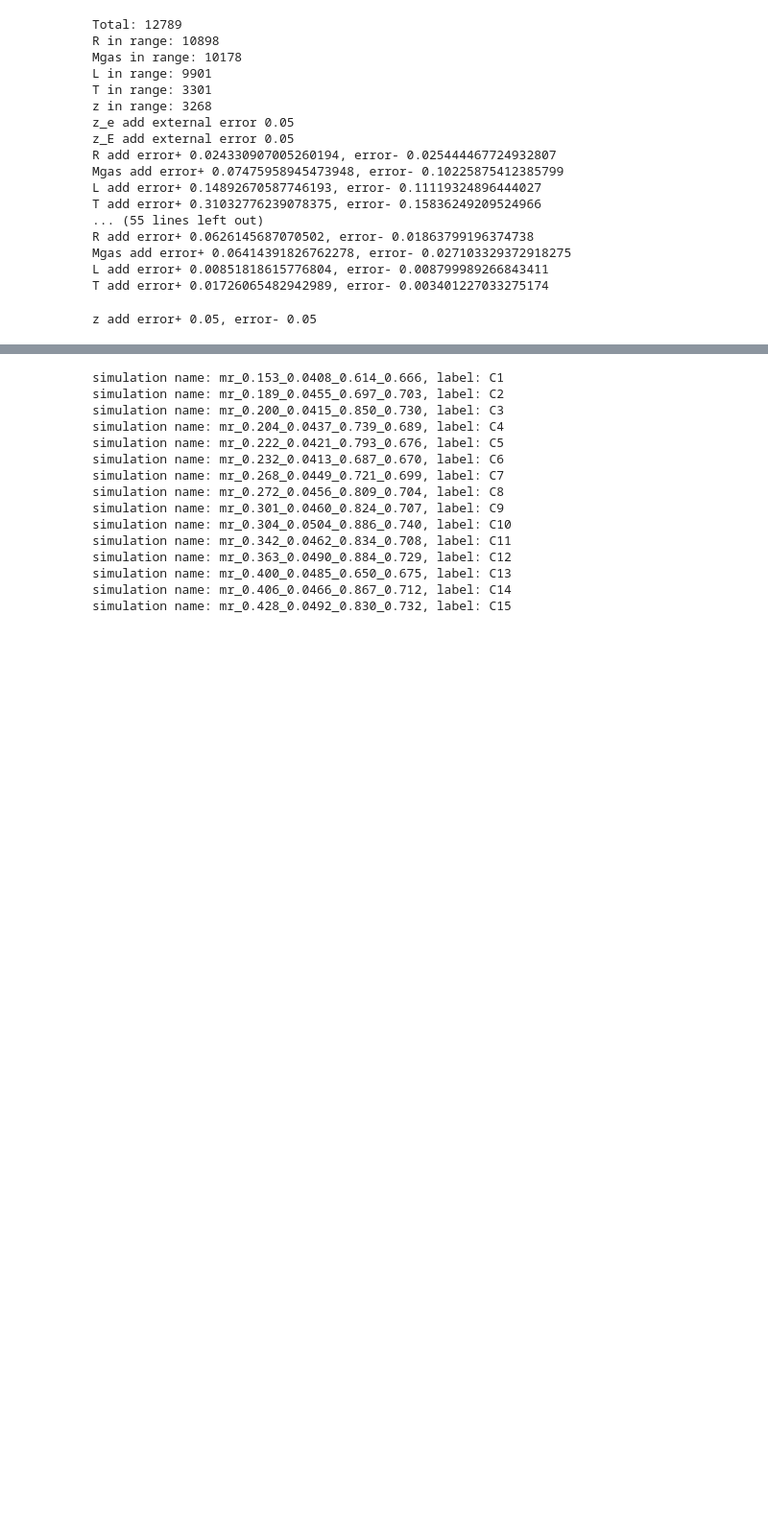
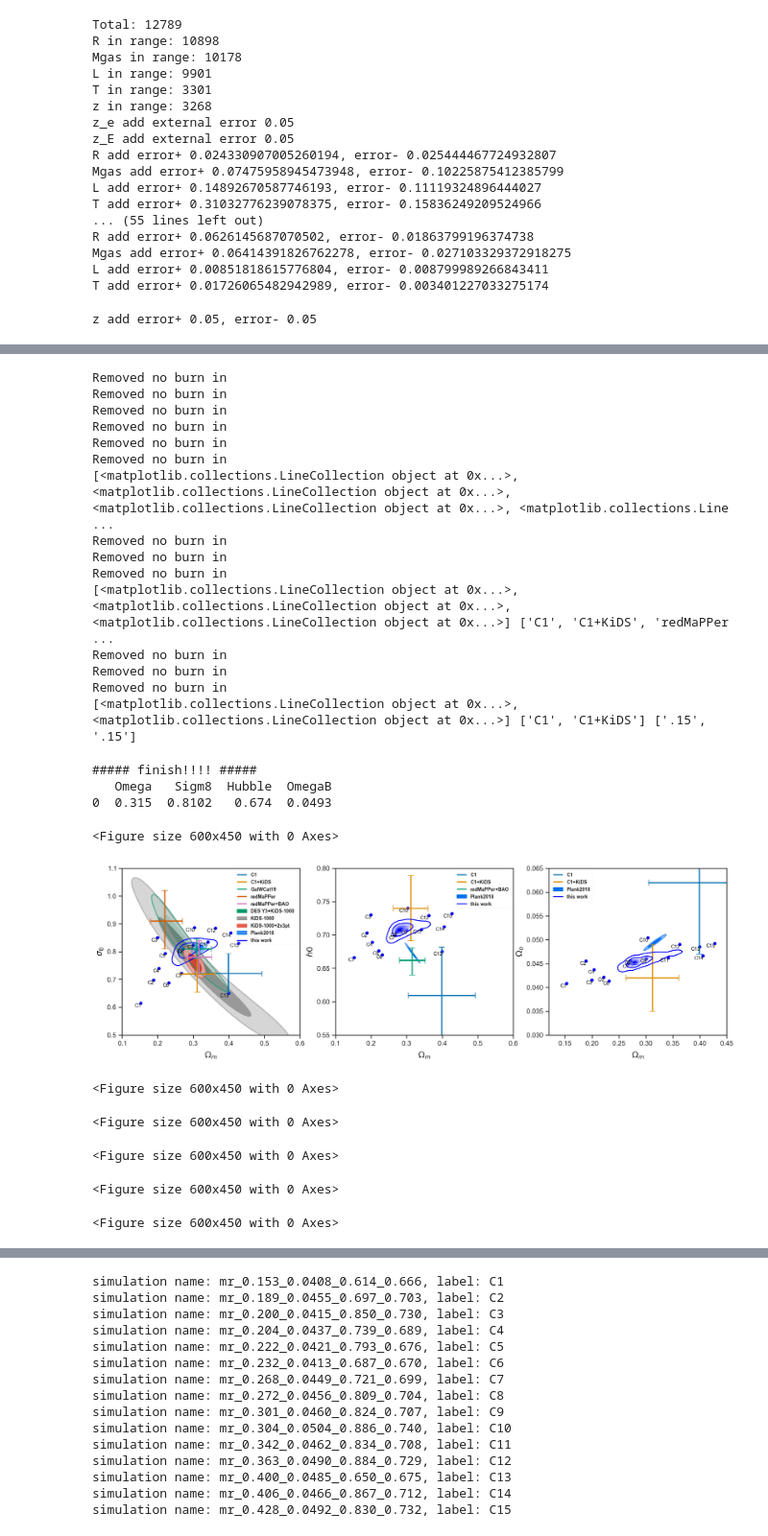
Before and after one commit to Fucheng-Zhong/MLCI, a Jupyter notebook: main_test.ipynb, the cells around one changed output, grey strips where cells are left out. Shown at 96% size. Cells and saved outputs as stored; diff of their text form; code cells hidden in the pictures; blank space fills up the shorter version.

```diff
--- a/main_test.ipynb
+++ b/main_test.ipynb
@@ -682,3 +634,41 @@ $\Omega_B=0.044^{0.002}_{0.000}$
+# %%
+from MLCI.visualization import comparision
+from MLCI.visualization import plot
+import pandas as pd
+test_name = 'RFtest1'
+z_0, z_1 = 0.2, 0.8
+results = pd.read_csv(f"./results/{test_name}/observation.csv")
+subset = results[(results['z'] >= z_0) & (results['z'] < z_1)]
+catalog_names ={f"RF_{test_name}_z={z_0:.1f}_{z_1:.1f}": subset}
+comparision.RF_smooth = 0.70
+comparision.new_compare(catalog_names, fname=f"figures/new_{test_name}_z={z_0:.1f}_{z_1:.1f}.pdf", is_csv=False)
+plot.plot_corner(subset, ref_point='Planck2018', smooth=1.0, test_set='observed_samples', fname=f"figures/Planck2018_{test_name}_z={z_0:.1f}_{z_1:.1f}.pdf", show_pdf=False,show_datapoint=False, show_cos_name=False)
+# %% [output]
+Removed no burn in
+Removed no burn in
+Removed no burn in
+Removed no burn in
+Removed no burn in
+Removed no burn in
+[<matplotlib.collections.LineCollection object at 0x...>, <matplotlib.collections.LineCollection object at 0x...>, <matplotlib.collections.LineCollection object at 0x...>, <matplotlib.collections.Line ...
+Removed no burn in
+Removed no burn in
+Removed no burn in
+[<matplotlib.collections.LineCollection object at 0x...>, <matplotlib.collections.LineCollection object at 0x...>, <matplotlib.collections.LineCollection object at 0x...>] ['C1', 'C1+KiDS', 'redMaPPer ...
+Removed no burn in
+Removed no burn in
+Removed no burn in
+[<matplotlib.collections.LineCollection object at 0x...>, <matplotlib.collections.LineCollection object at 0x...>] ['C1', 'C1+KiDS'] ['.15', '.15']
+##### finish!!!! #####
+   Omega   Sigm8  Hubble  OmegaB
+0  0.315  0.8102   0.674  0.0493
+<Figure size 600x450 with 0 Axes>
+[figure, added]
+<Figure size 600x450 with 0 Axes>
+<Figure size 600x450 with 0 Axes>
+<Figure size 600x450 with 0 Axes>
+<Figure size 600x450 with 0 Axes>
+<Figure size 600x450 with 0 Axes>
 # %%
 import pandas as pd
 import MLCI.visualization.plot as plot
```
Also changed, not shown: parts of 13 cells of this notebook, 4 other files.
